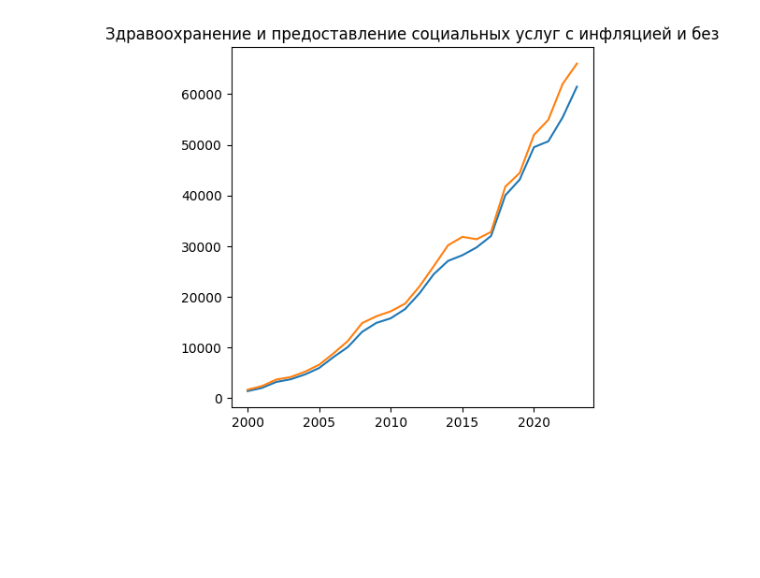
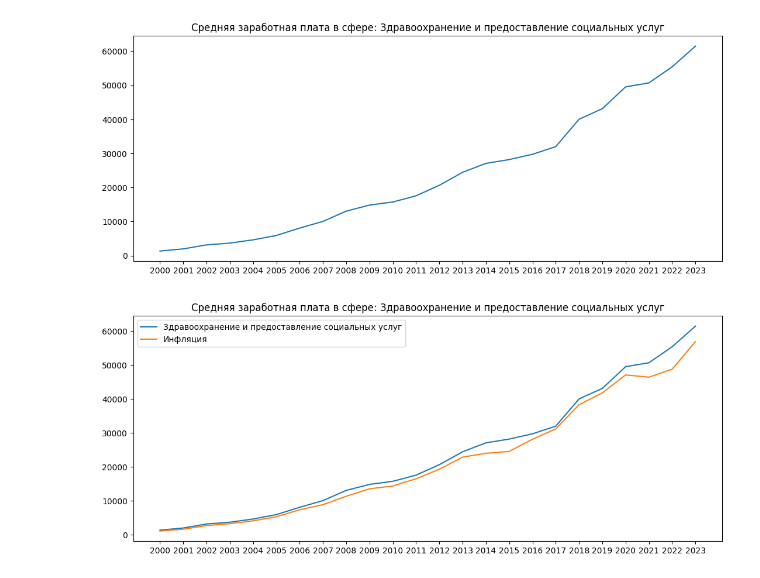
Before and after one commit to Borislove/salary-analysis-643-py, a Jupyter notebook: salary_analysis_643_py.ipynb, the cells around one changed output. Saved outputs shown, nothing was run; the diff lists cells and outputs as text; code cells hidden in the pictures; blank space fills up the shorter version.

```diff
--- a/salary_analysis_643_py.ipynb
+++ b/salary_analysis_643_py.ipynb
@@ -121,12 +74,18 @@ plt.show()
-# %%
-mask3 = infl_data.index == 'Всего'
-plt.figure(figsize=(5, 5))
-plt.plot(DATA_MERGE_2.columns,
-         DATA_MERGE_2[DATA_MERGE_2.index == 'Здравоохранение и предоставление социальных услуг'].values[0])
-plt.plot(infl_data.columns,
-         (infl_data[mask3].values[0] / 100 + 1) *
-         DATA_MERGE_2[DATA_MERGE_2.index == 'Здравоохранение и предоставление социальных услуг'].values[0])
-plt.title("Здравоохранение и предоставление социальных услуг с инфляцией и без")
-plt.show()
-# %% [output]
-[figure, removed]
+# %%
+# Здравоохранение и предоставление социальных услуг без учета инфляции
+plt.figure(figsize=(13, 5))
+plt.title(txt + txt_healthcare)
+plt.plot(columns, healthcare)
+plt.show()
+# %% [output]
+[figure, added]
+# %%
+# Здравоохранение и предоставление социальных услуг без учета инфляции
+plt.figure(figsize=(13, 5))
+plt.title(txt + txt_healthcare)
+plt.plot(columns, healthcare)
+plt.plot(columns, (1- inflation / 100 ) * healthcare)
+plt.legend([txt_healthcare, txt_inflation])
+plt.show()
+# %% [output]
+[figure, added]
```
Also changed, not shown: parts of 24 cells of this notebook.
